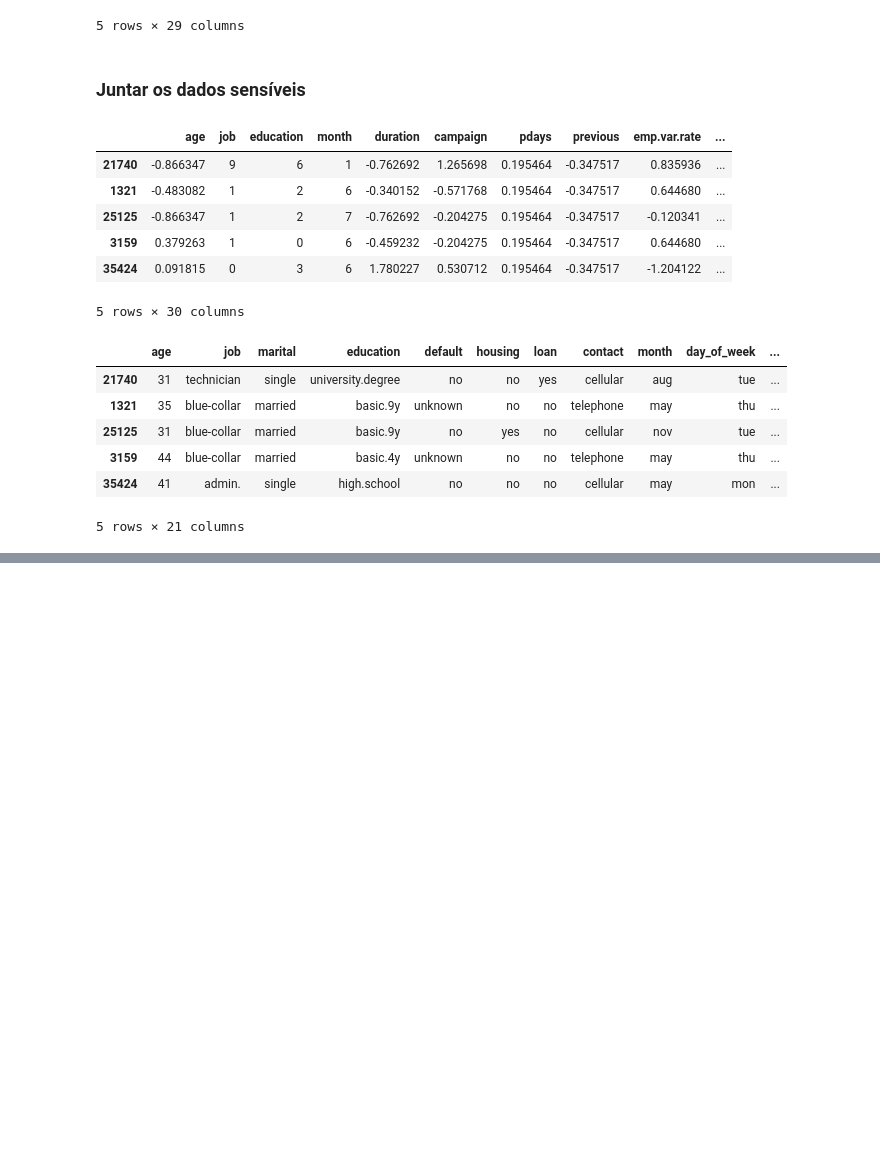
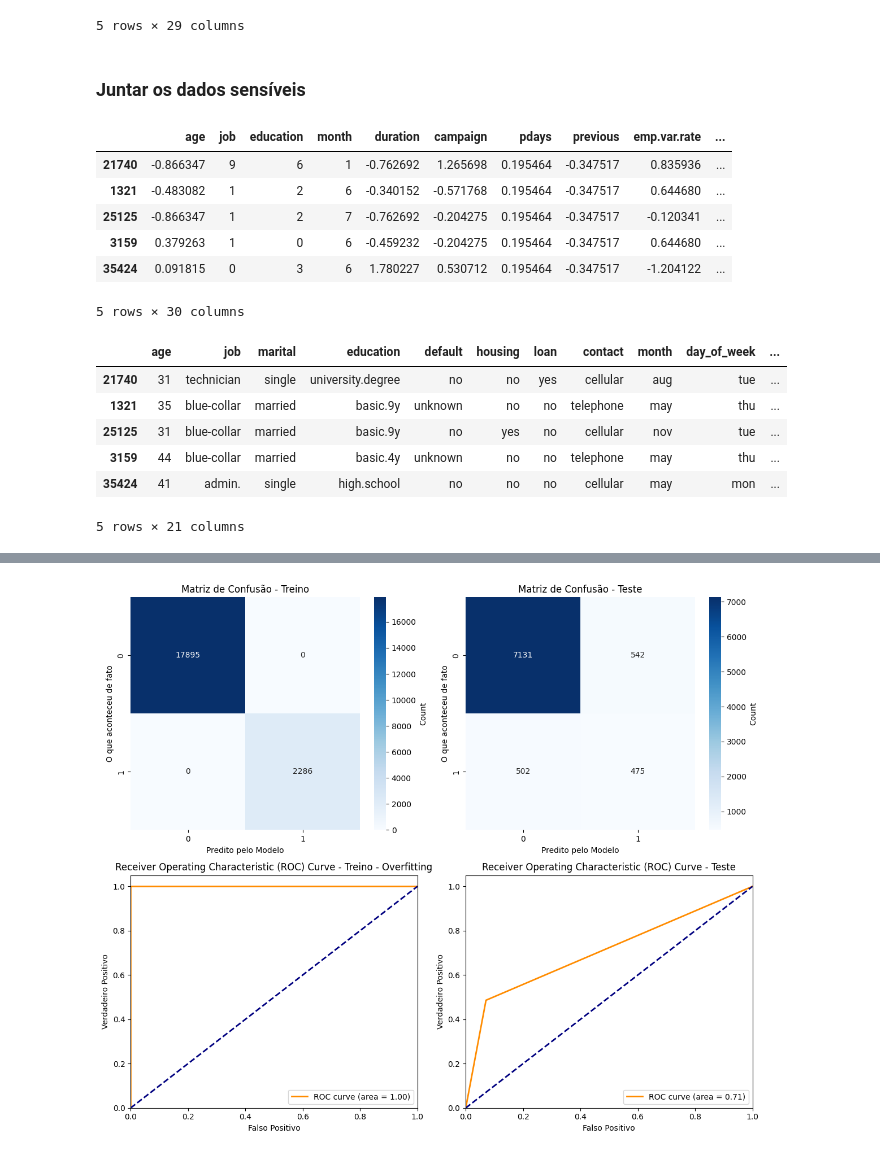
Before and after one commit to DKawaguch/Produto_Bancario, a Jupyter notebook: Bank_Marketing.ipynb, the cells around one changed output, grey strips where cells are left out. Drawn from its saved outputs; the diff is of its cells as text; code cells hidden in the pictures; blank space fills up the shorter version.

Commit message:
Função de escolha para melhor modelo

```diff
--- a/Bank_Marketing.ipynb
+++ b/Bank_Marketing.ipynb
@@ -383,0 +463,85 @@ unoptimized_tree = train_and_plot_decision_tree(df_pca, 'y', max_depth=7, min_sa
+# %%
+def train_score_plot_decision_tree_unoptmized(df, target_column, max_depth=None, random_state=88):
+	# Separate features and target
+	X = df.drop(columns=[target_column])
+	y = df[target_column]
+
+	X_train, X_test, y_train, y_test = train_test_split(X, y, test_size=0.3, random_state=88)
+
+	# Train the decision tree classifier
+	tree = DecisionTreeClassifier(max_depth=max_depth, random_state=random_state)
+	tree.fit(X_train, y_train)
+
+	#### Verificando uma predição feita pelo modelo
+	# Adicionando coluna de score (probabilidades) e classificação ao DataFrame de treino
+	score = tree.predict_proba(X_train)[:, 1]
+	classf = tree.predict(X_train)
+	X_train['prediction_1'] = score
+	X_train['class'] = classf
+
+	#### Verificando uma predição feita pelo modelo agora na base de teste
+	# Adicionando coluna de score (probabilidades) e classificação ao DataFrame de teste
+	scoret = tree.predict_proba(X_test)[:, 1]
+	classft = tree.predict(X_test)
+	X_test['prediction_1'] = scoret
+	X_test['class'] = classft
+
+	# Predições
+	y_train_pred = classf
+	y_test_pred = classft
+
+	# Criando a grade 2x2 para os gráficos
+	fig, axs = plt.subplots(2, 2, figsize=(12, 10))
+
+	# Calculando a Matriz de Confusão para o conjunto de treino
+	conf_matrix = confusion_matrix(y_train, y_train_pred)
+	sns.heatmap(conf_matrix, annot=True, fmt='d', cmap='Blues', cbar_kws={'label': 'Count'}, ax=axs[0, 0])
+	axs[0, 0].set_xlabel('Predito pelo Modelo')
+	axs[0, 0].set_ylabel('O que aconteceu de fato')
+	axs[0, 0].set_title('Matriz de Confusão - Treino')
+
+	# Calculando a Matriz de Confusão para o conjunto de teste
+	conf_matrix = confusion_matrix(y_test, y_test_pred)
+	sns.heatmap(conf_matrix, annot=True, fmt='d', cmap='Blues', cbar_kws={'label': 'Count'}, ax=axs[0, 1])
+	axs[0, 1].set_xlabel('Predito pelo Modelo')
+	axs[0, 1].set_ylabel('O que aconteceu de fato')
+	axs[0, 1].set_title('Matriz de Confusão - Teste')
+
+	# Calculando a curva ROC e a área sob a curva para o conjunto de treino
+	fpr, tpr, _ = roc_curve(y_train, classf)
+	roc_auc = auc(fpr, tpr)
+	axs[1, 0].plot(fpr, tpr, color='darkorange', lw=2, label='ROC curve (area = %0.2f)' % roc_auc)
+	axs[1, 0].plot([0, 1], [0, 1], color='navy', lw=2, linestyle='--')
+	axs[1, 0].set_xlim([0.0, 1.0])
+	axs[1, 0].set_ylim([0.0, 1.05])
+	axs[1, 0].set_xlabel('Falso Positivo')
+	axs[1, 0].set_ylabel('Verdadeiro Positivo')
+	axs[1, 0].set_title('Receiver Operating Characteristic (ROC) Curve - Treino - Overfitting')
+	axs[1, 0].legend(loc='lower right')
+
+	# Calculando a curva ROC e a área sob a curva para o conjunto de teste
+	fpr, tpr, _ = roc_curve(y_test, classft)
+	roc_auc = auc(fpr, tpr)
+	axs[1, 1].plot(fpr, tpr, color='darkorange', lw=2, label='ROC curve (area = %0.2f)' % roc_auc)
+	axs[1, 1].plot([0, 1], [0, 1], color='navy', lw=2, linestyle='--')
+	axs[1, 1].set_xlim([0.0, 1.0])
+	axs[1, 1].set_ylim([0.0, 1.05])
+	axs[1, 1].set_xlabel('Falso Positivo')
+	axs[1, 1].set_ylabel('Verdadeiro Positivo')
+	axs[1, 1].set_title('Receiver Operating Characteristic (ROC) Curve - Teste')
+	axs[1, 1].legend(loc='lower right')
+
+	plt.tight_layout()
+	plt.show()
+
+	# Plot the decision tree
+	plt.figure(figsize=(20, 10))
+	plot_tree(tree, filled=True, feature_names=X.columns, class_names=['No', 'Yes'], rounded=True)
+	plt.show()
+
+	return tree
+
+# Apply the function to the dataframe
+unoptimized_tree = train_score_plot_decision_tree_unoptmized(df_pca, 'y', max_depth=None)
+# %% [output]
+[figure, added]
```
Also changed, not shown: parts of 9 cells of this notebook.
